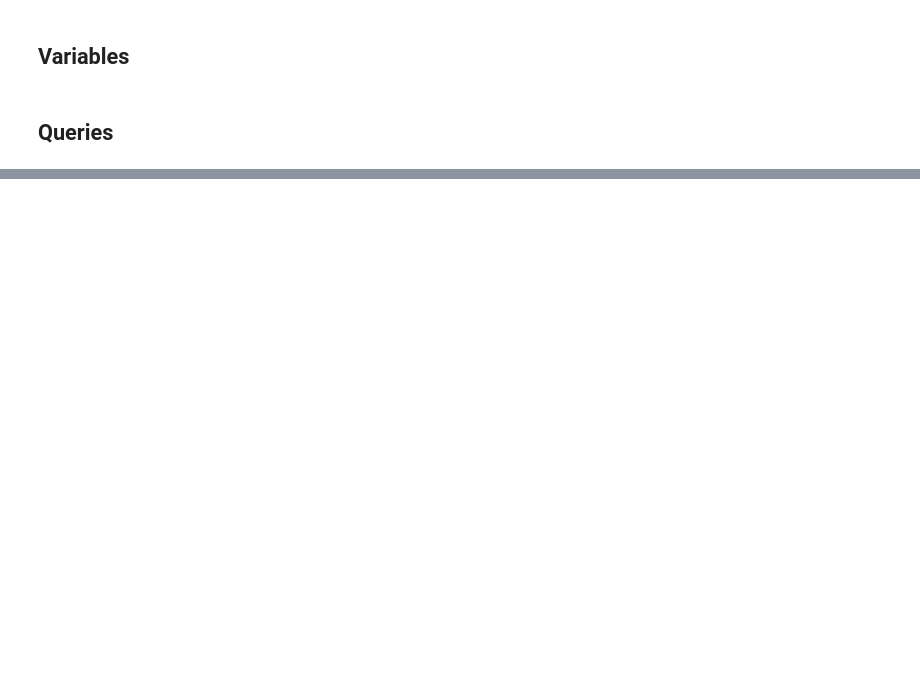
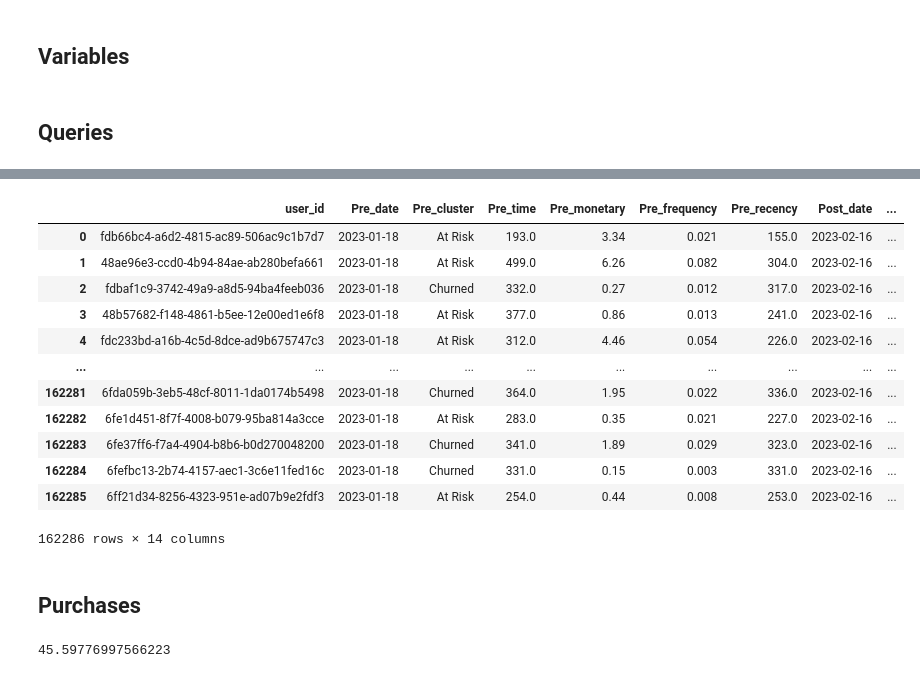
Before and after one commit to klar-mx/growth-scripts, a Jupyter notebook: RFM/CRM_Analytics/Churned_Campaigns/Churned Analysis V3.ipynb, the cells around one changed output, grey strips where cells are left out. Cells and saved outputs as stored; diff of their text form; code cells hidden in the pictures; blank space fills up the shorter version.

```diff
--- a/RFM/CRM_Analytics/Churned_Campaigns/Churned Analysis V3.ipynb
+++ b/RFM/CRM_Analytics/Churned_Campaigns/Churned Analysis V3.ipynb
@@ -207,0 +111,5 @@ Treatment
+# %%
+start_time = time.time()
+# Start of the campaign
+start_campaign = pd.read_sql_query(query_rfm.format(dates[0], tuple(cohort_info.user_id.to_list())), cnx)
+print(time.time()-start_time)
@@ -207,0 +118,4 @@ Treatment
+# %%
+start_campaign = start_campaign.set_index('user_id')
+start_campaign['cluster'] = start_campaign['cluster'].map(cluster_dict)
+start_campaign = start_campaign.add_prefix('Pre_')
@@ -207,0 +141,5 @@ Treatment
+# %%
+start_time = time.time()
+# Start of the campaign
+end_campaign = pd.read_sql_query(query_rfm.format(dates[1], tuple(cohort_info.user_id.to_list())), cnx)
+print(time.time()-start_time)
@@ -207,0 +169,22 @@ Treatment
+# %%
+# Merge Pre and Post campaign
+rfm_info = pd.merge(start_campaign, end_campaign, left_index=True, right_index=True)
+rfm_info = rfm_info.reset_index()
+rfm_info['movement'] = rfm_info['Pre_cluster'] + '->' + rfm_info['Post_cluster']
+rfm_info
+# %% [output]
+|  | user_id | Pre_date | Pre_cluster | Pre_time | Pre_monetary | Pre_frequency | Pre_recency | Post_date | ... |
+| 0 | fdb66bc4-a6d2-4815-ac89-506ac9c1b7d7 | 2023-01-18 | At Risk | 193.0 | 3.34 | 0.021 | 155.0 | 2023-02-16 | ... |
+| 1 | 48ae96e3-ccd0-4b94-84ae-ab280befa661 | 2023-01-18 | At Risk | 499.0 | 6.26 | 0.082 | 304.0 | 2023-02-16 | ... |
+| 2 | fdbaf1c9-3742-49a9-a8d5-94ba4feeb036 | 2023-01-18 | Churned | 332.0 | 0.27 | 0.012 | 317.0 | 2023-02-16 | ... |
+| 3 | 48b57682-f148-4861-b5ee-12e00ed1e6f8 | 2023-01-18 | At Risk | 377.0 | 0.86 | 0.013 | 241.0 | 2023-02-16 | ... |
+| 4 | fdc233bd-a16b-4c5d-8dce-ad9b675747c3 | 2023-01-18 | At Risk | 312.0 | 4.46 | 0.054 | 226.0 | 2023-02-16 | ... |
+| ... | ... | ... | ... | ... | ... | ... | ... | ... | ... |
+| 162281 | 6fda059b-3eb5-48cf-8011-1da0174b5498 | 2023-01-18 | Churned | 364.0 | 1.95 | 0.022 | 336.0 | 2023-02-16 | ... |
+| 162282 | 6fe1d451-8f7f-4008-b079-95ba814a3cce | 2023-01-18 | At Risk | 283.0 | 0.35 | 0.021 | 227.0 | 2023-02-16 | ... |
+| 162283 | 6fe37ff6-f7a4-4904-b8b6-b0d270048200 | 2023-01-18 | Churned | 341.0 | 1.89 | 0.029 | 323.0 | 2023-02-16 | ... |
+| 162284 | 6fefbc13-2b74-4157-aec1-3c6e11fed16c | 2023-01-18 | Churned | 331.0 | 0.15 | 0.003 | 331.0 | 2023-02-16 | ... |
+| 162285 | 6ff21d34-8256-4323-951e-ad07b9e2fdf3 | 2023-01-18 | At Risk | 254.0 | 0.44 | 0.008 | 253.0 | 2023-02-16 | ... |
+162286 rows × 14 columns
+# %% [markdown]
+## Purchases
@@ -207,0 +208,8 @@ Treatment
+# %%
+# Purchases
+start_time = time.time()
+query_purchases = query_p.format(dates[0],dates[1], tuple(cohort_info.user_id.to_list()))
+purchases = pd.read_sql_query(query_purchases, cnx)
+print(time.time()-start_time)
+# %% [output]
+45.59776997566223
```
Also changed, not shown: parts of 36 cells of this notebook, 12 other files.
